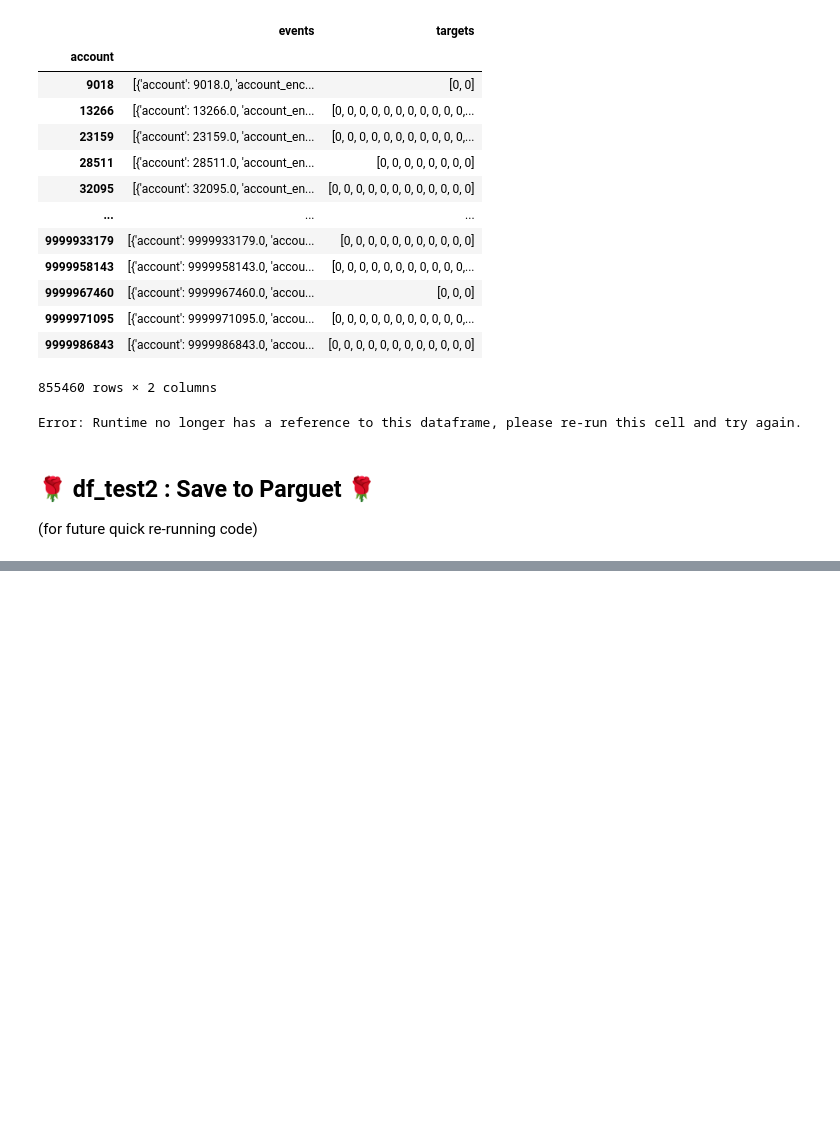
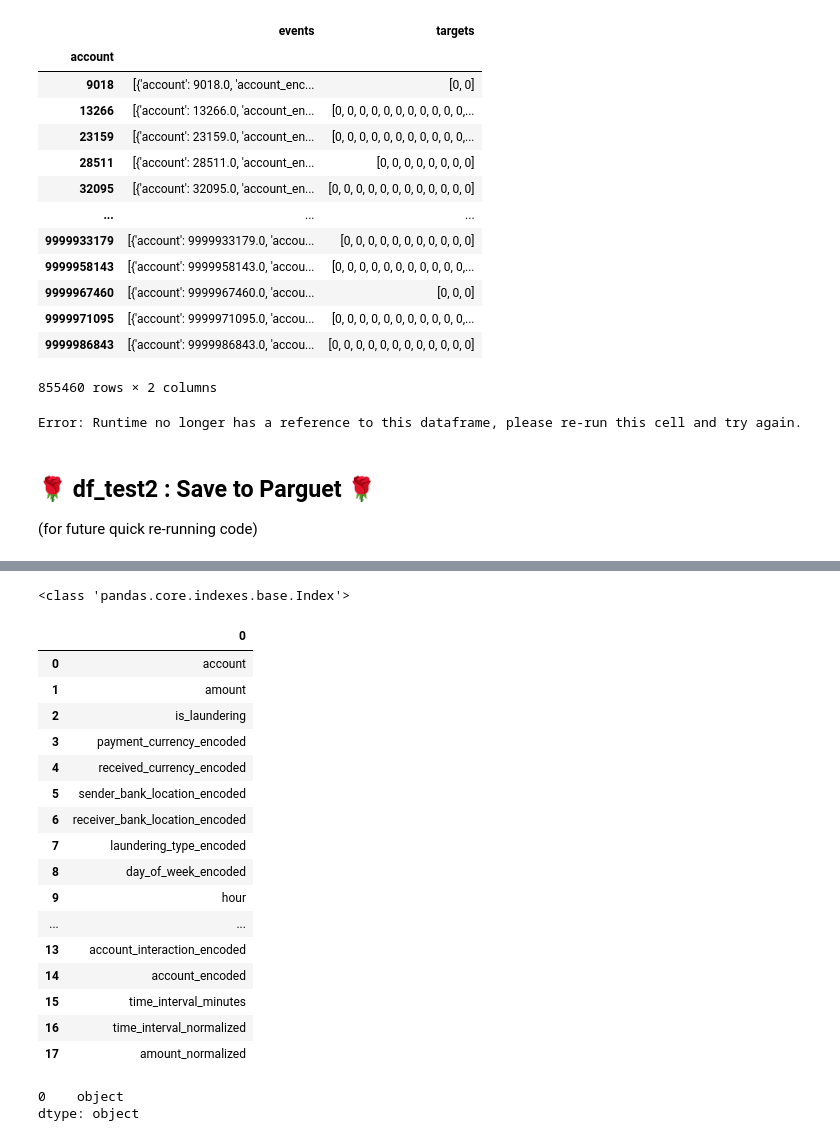
Before and after one commit to Veewy/AML, a Jupyter notebook: AML_1)_EDA,Data_Prep.ipynb, the cells around one changed output, grey strips where cells are left out. Drawn from its saved outputs; the diff is of its cells as text; code cells hidden in the pictures; blank space fills up the shorter version.

```diff
--- a/AML_1)_EDA,Data_Prep.ipynb
+++ b/AML_1)_EDA,Data_Prep.ipynb
@@ -2026,0 +2112,31 @@ df_test2 = pd.read_parquet(path_df_test2)
+# %%
+numeric_features = df_combined_accounts.select_dtypes(include=['int64','int32', 'float64']).columns
+print(type(numeric_features))
+
+#convert to dataframe
+numeric_features = pd.DataFrame(numeric_features)
+numeric_features
+# %% [output]
+<class 'pandas.core.indexes.base.Index'>
+|  | 0 |
+| 0 | account |
+| 1 | amount |
+| 2 | is_laundering |
+| 3 | payment_currency_encoded |
+| 4 | received_currency_encoded |
+| 5 | sender_bank_location_encoded |
+| 6 | receiver_bank_location_encoded |
+| 7 | laundering_type_encoded |
+| 8 | day_of_week_encoded |
+| 9 | hour |
+| ... | ... |
+| 13 | account_interaction_encoded |
+| 14 | account_encoded |
+| 15 | time_interval_minutes |
+| 16 | time_interval_normalized |
+| 17 | amount_normalized |
+# %%
+print(numeric_features.dtypes)
+# %% [output]
+0    object
+dtype: object
```
Also changed, not shown: parts of 11 cells of this notebook.
